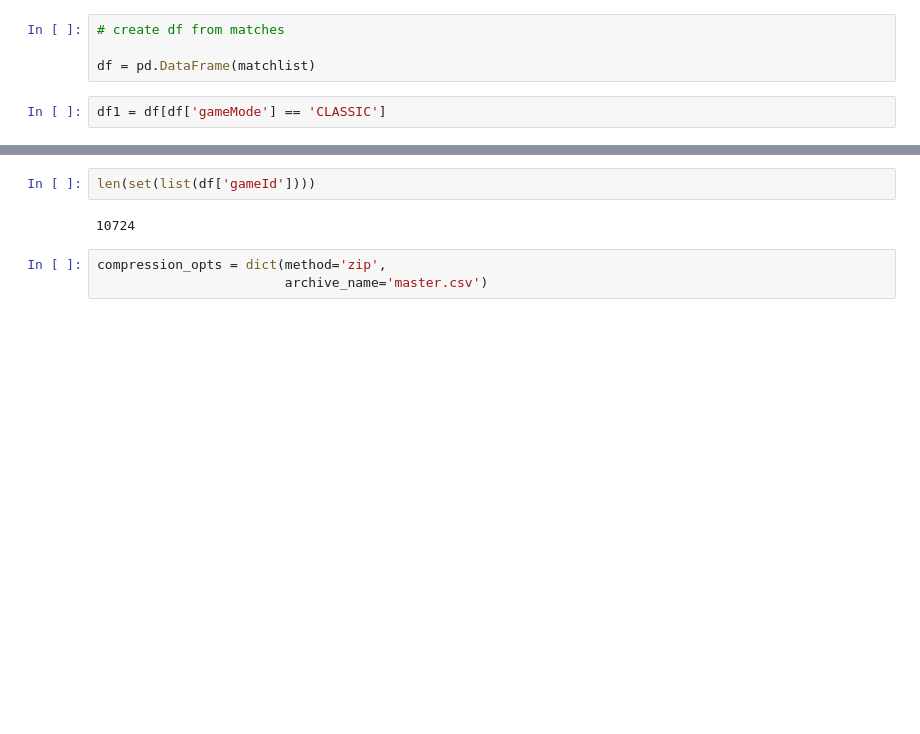
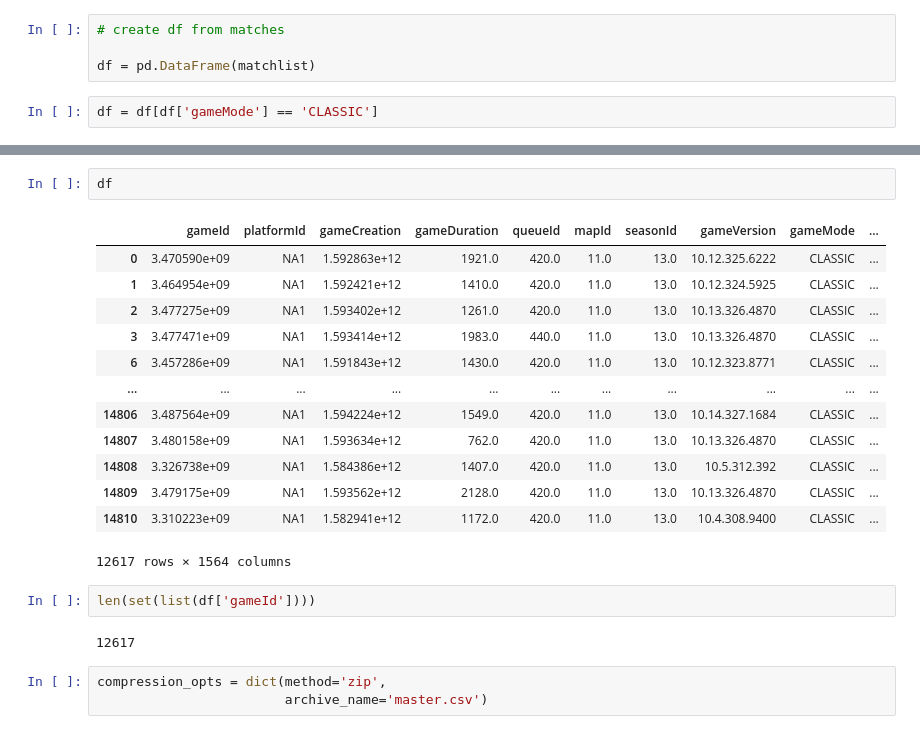
Before and after one commit to dereksov/LoL_Skilled_Players_Analysis, a Jupyter notebook: riotapi-master.ipynb, the cells around one changed output, grey strips where cells are left out. Drawn from its saved outputs; the diff is of its cells as text; blank space fills up the shorter version.

```diff
--- a/riotapi-master.ipynb
+++ b/riotapi-master.ipynb
@@ -111,4 +111,4 @@ len(matchlist),max(check),min(check)
 
 df = pd.DataFrame(matchlist)
 # %%
-df1 = df[df['gameMode'] == 'CLASSIC']
+df = df[df['gameMode'] == 'CLASSIC']
@@ -133,7 +115,23 @@ df1
+# %%
+df
+# %% [output]
+|  | gameId | platformId | gameCreation | gameDuration | queueId | mapId | seasonId | gameVersion | gameMode | ... |
+| 0 | 3.470590e+09 | NA1 | 1.592863e+12 | 1921.0 | 420.0 | 11.0 | 13.0 | 10.12.325.6222 | CLASSIC | ... |
+| 1 | 3.464954e+09 | NA1 | 1.592421e+12 | 1410.0 | 420.0 | 11.0 | 13.0 | 10.12.324.5925 | CLASSIC | ... |
+| 2 | 3.477275e+09 | NA1 | 1.593402e+12 | 1261.0 | 420.0 | 11.0 | 13.0 | 10.13.326.4870 | CLASSIC | ... |
+| 3 | 3.477471e+09 | NA1 | 1.593414e+12 | 1983.0 | 440.0 | 11.0 | 13.0 | 10.13.326.4870 | CLASSIC | ... |
+| 6 | 3.457286e+09 | NA1 | 1.591843e+12 | 1430.0 | 420.0 | 11.0 | 13.0 | 10.12.323.8771 | CLASSIC | ... |
+| ... | ... | ... | ... | ... | ... | ... | ... | ... | ... | ... |
+| 14806 | 3.487564e+09 | NA1 | 1.594224e+12 | 1549.0 | 420.0 | 11.0 | 13.0 | 10.14.327.1684 | CLASSIC | ... |
+| 14807 | 3.480158e+09 | NA1 | 1.593634e+12 | 762.0 | 420.0 | 11.0 | 13.0 | 10.13.326.4870 | CLASSIC | ... |
+| 14808 | 3.326738e+09 | NA1 | 1.584386e+12 | 1407.0 | 420.0 | 11.0 | 13.0 | 10.5.312.392 | CLASSIC | ... |
+| 14809 | 3.479175e+09 | NA1 | 1.593562e+12 | 2128.0 | 420.0 | 11.0 | 13.0 | 10.13.326.4870 | CLASSIC | ... |
+| 14810 | 3.310223e+09 | NA1 | 1.582941e+12 | 1172.0 | 420.0 | 11.0 | 13.0 | 10.4.308.9400 | CLASSIC | ... |
+12617 rows × 1564 columns
 # %%
 len(set(list(df['gameId'])))
 # %% [output]
-10724
+12617
 # %%
 compression_opts = dict(method='zip',
                         archive_name='master.csv')
```
Also changed, not shown: parts of 6 cells of this notebook, 8 other files.
